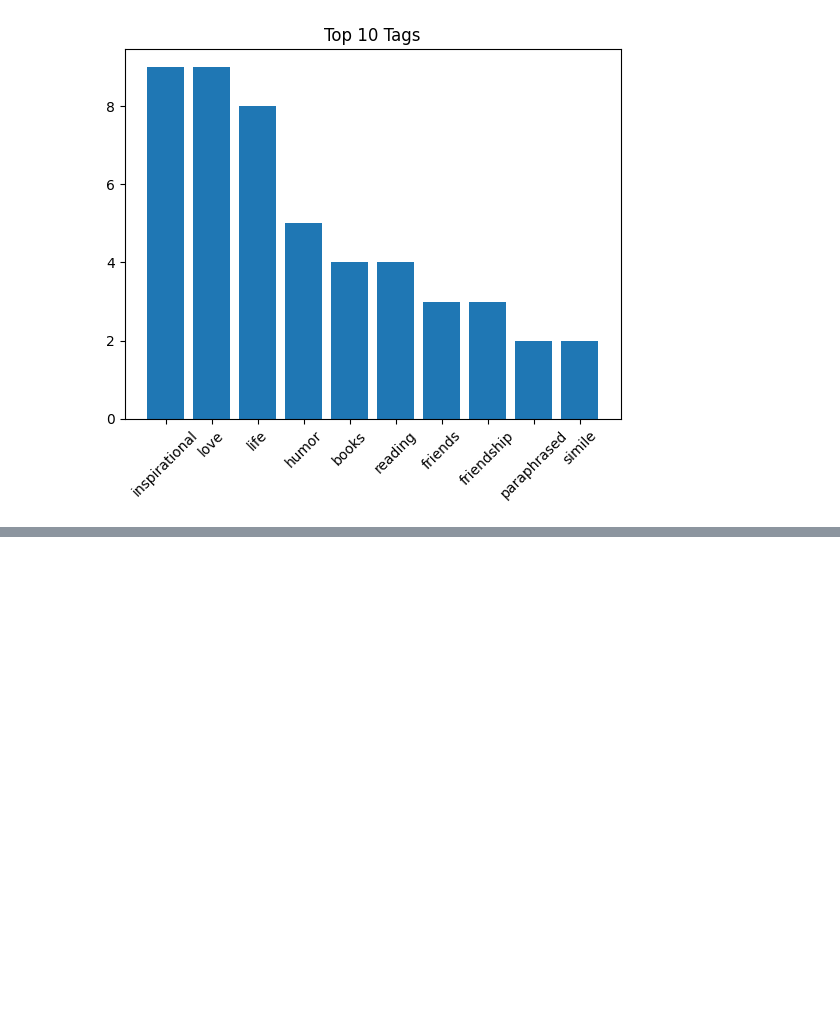
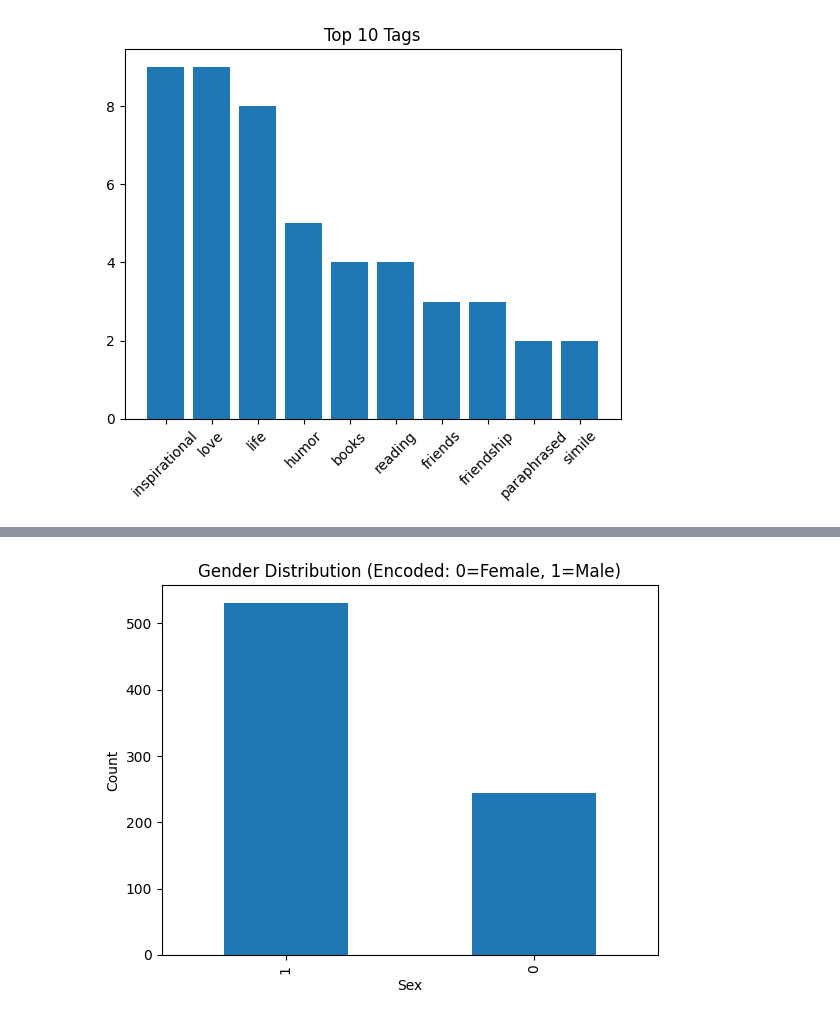
Before and after one commit to Komal123-cloud-cmyk/openai-whisper-speech-transcription, a Jupyter notebook: Task1_WebScraoing_Komal.ipynb, the cells around one changed output, grey strips where cells are left out. Cells and saved outputs as stored; diff of their text form; code cells hidden in the pictures; blank space fills up the shorter version.

```diff
--- a/Task1_WebScraoing_Komal.ipynb
+++ b/Task1_WebScraoing_Komal.ipynb
@@ -117,0 +223,8 @@ plt.show()
+# %%
+df['Sex'].value_counts().plot(kind='bar')
+plt.title("Gender Distribution (Encoded: 0=Female, 1=Male)")
+plt.xlabel("Sex")
+plt.ylabel("Count")
+plt.show()
+# %% [output]
+[figure, added]
```
Also changed, not shown: parts of 11 cells of this notebook.
